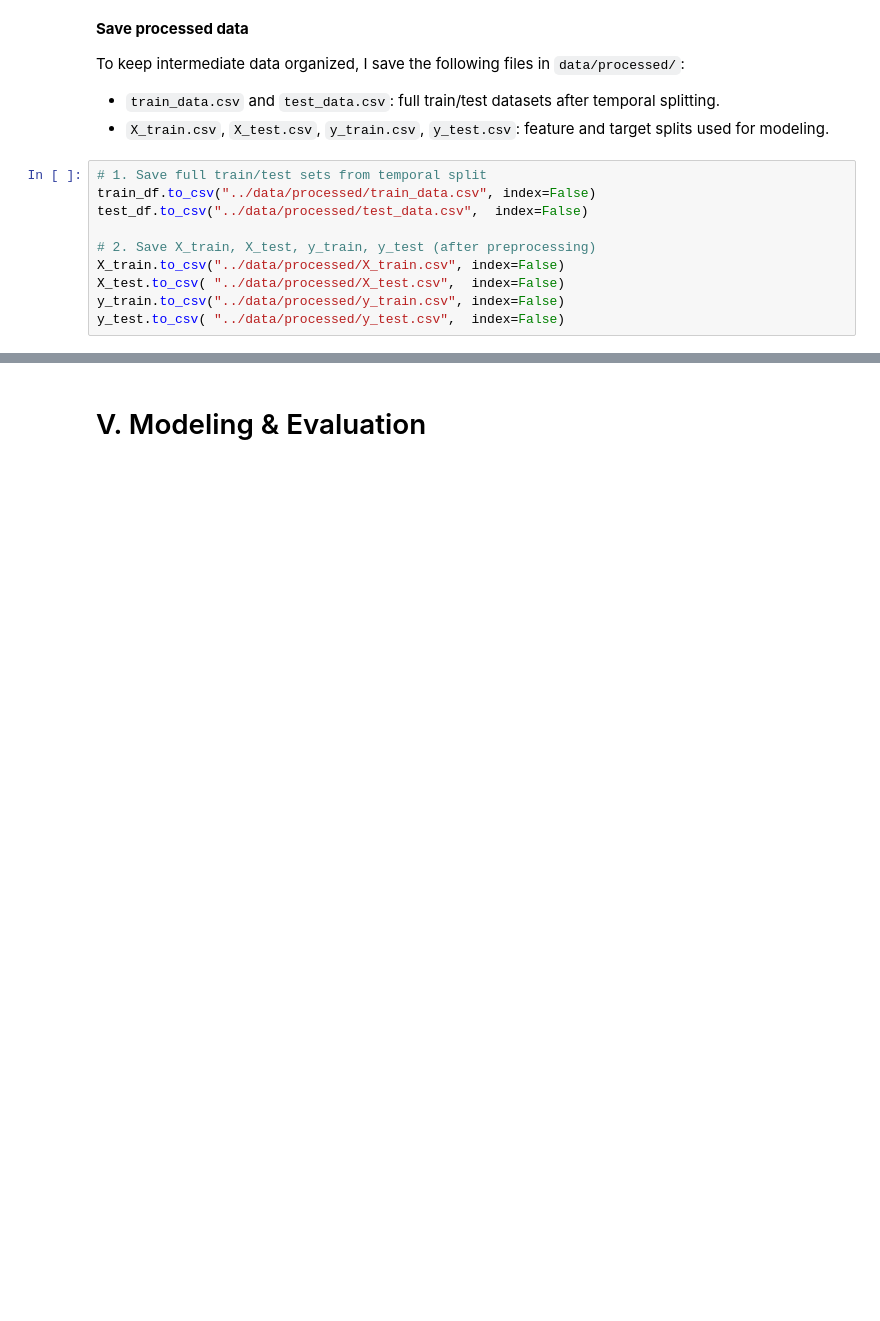
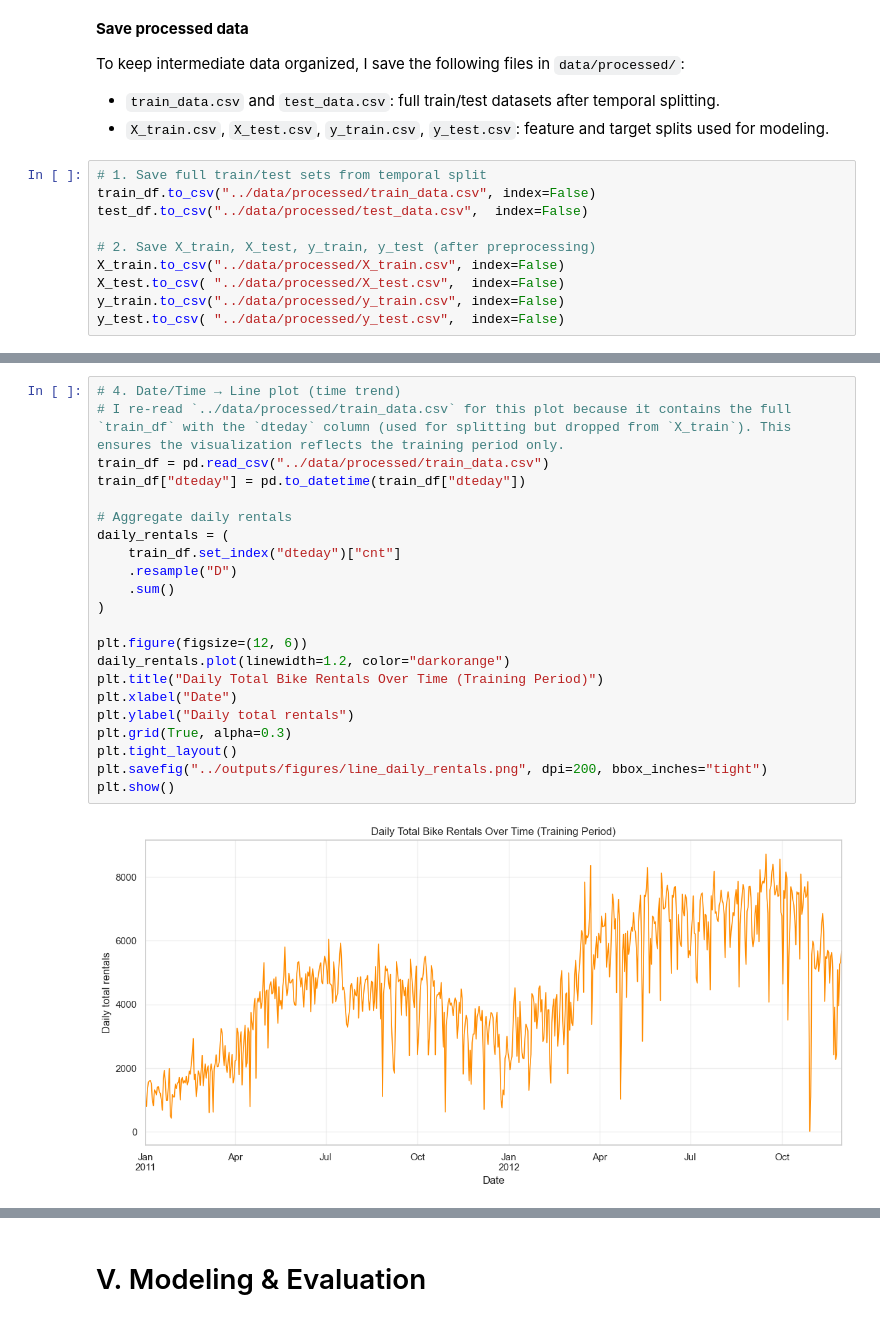
Before and after one commit to clarissecasicarino/hourly-bike-predictor, a Jupyter notebook: notebooks/regression_capstone.ipynb, the cells around one changed output, grey strips where cells are left out. Drawn from its saved outputs; the diff is of its cells as text; blank space fills up the shorter version.

```diff
--- a/notebooks/regression_capstone.ipynb
+++ b/notebooks/regression_capstone.ipynb
@@ -489,0 +636,24 @@ y_test.to_csv( "../data/processed/y_test.csv",  index=False)
+# %%
+# 4. Date/Time → Line plot (time trend)
+# I re‑read `../data/processed/train_data.csv` for this plot because it contains the full `train_df` with the `dteday` column (used for splitting but dropped from `X_train`). This ensures the visualization reflects the training period only.
+train_df = pd.read_csv("../data/processed/train_data.csv")
+train_df["dteday"] = pd.to_datetime(train_df["dteday"])
+
+# Aggregate daily rentals
+daily_rentals = (
+    train_df.set_index("dteday")["cnt"]
+    .resample("D")
+    .sum()
+)
+
+plt.figure(figsize=(12, 6))
+daily_rentals.plot(linewidth=1.2, color="darkorange")
+plt.title("Daily Total Bike Rentals Over Time (Training Period)")
+plt.xlabel("Date")
+plt.ylabel("Daily total rentals")
+plt.grid(True, alpha=0.3)
+plt.tight_layout()
+plt.savefig("../outputs/figures/line_daily_rentals.png", dpi=200, bbox_inches="tight")
+plt.show()
+# %% [output]
+[figure, added]
```
Also changed, not shown: parts of 15 cells of this notebook, 6 other files.
